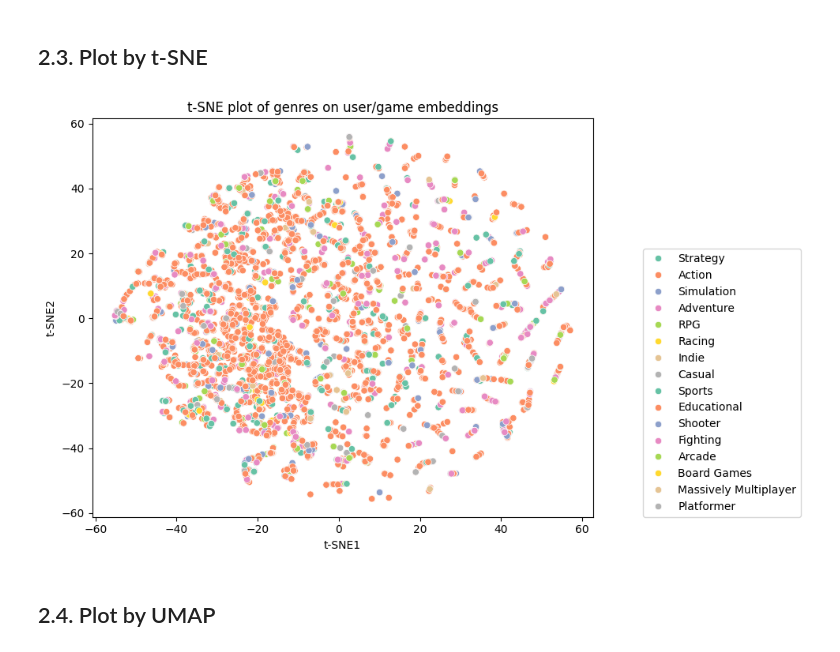
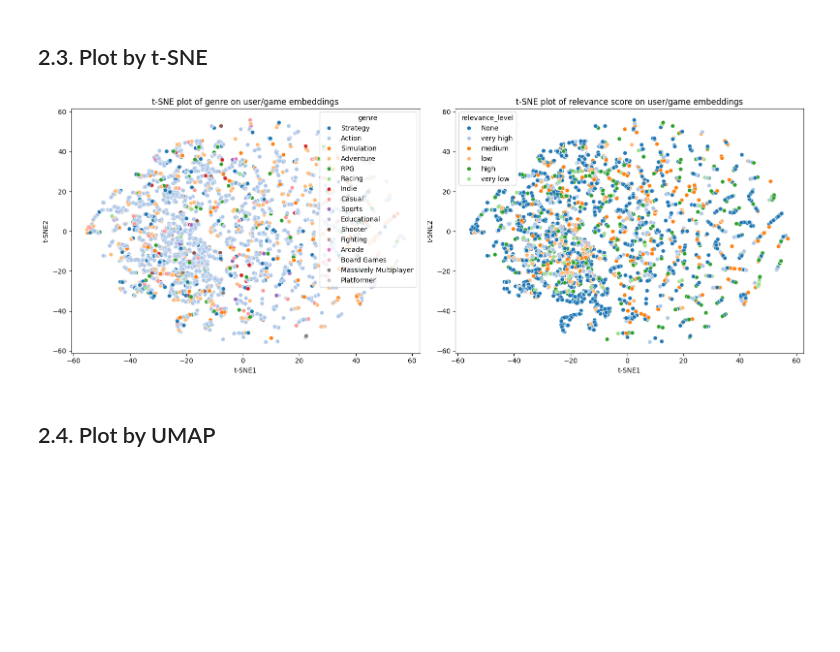
Before and after one commit to derickkan3356/Game-Recommendation-System, a Jupyter notebook: visualization/Visualization.ipynb, the cells around one changed output. Drawn from its saved outputs; the diff is of its cells as text; code cells hidden in the pictures; blank space fills up the shorter version.

```diff
--- a/visualization/Visualization.ipynb
+++ b/visualization/Visualization.ipynb
@@ -224,18 +224,20 @@ train_ready.head()
 | 3 | 76561198073669602 | 20 | 0.000000 | Missing | False | 0.013426 | ... |
 | 4 | 76561198073669602 | 50 | 0.000000 | Missing | False | 0.013426 | ... |
 # %%
-def embedding_genre_generation(df,df_ready):
+def embedding_genre_relevance_score_generation(df,df_ready):
 
     ''' This function will take two DataFrame as input:
     df: the train/test datasets after imputation. It does not have embedding information.
     df_ready: the train/test datasets for modeling. It does not have "game_genres" column.
+
+    Will put each dimension of the embedding in a column
     '''
 
     # Drop replicates will avoid genreating NA value for merging.
 
     df_ready = df_ready.drop_duplicates(subset = ["user_id", "app_id","relevance_score"])
     df = df.drop_duplicates(subset = ["user_id", "app_id","relevance_score"])
-    embedding_df = pd.merge(df, df_ready[["user_id", "app_id","relevance_score", "game_emb","user_emb"]], on = ["user_id", "app_id"])
+    embedding_df = pd.merge(df, df_ready[["user_id", "app_id", "game_emb","user_emb"]], on = ["user_id", "app_id"])
 
     game_emb_array = np.array(embedding_df["game_emb"].tolist())
     user_emb_array = np.array(embedding_df["user_emb"].tolist())
@@ -248,9 +250,13 @@ def embedding_genre_generation(df,df_ready):
     genre_df = embedding_df["game_genres"].apply(pd.Series)
     embedding_df["main_genre"] = genre_df.iloc[:,0]
 
-    return embedding_df[["user_id","app_id","main_genre","game_emb_x", "game_emb_y","user_emb_x", "user_emb_y"]]
+    #Set bins for relevance_score
+    bins = [-0.00001, 0.00001, 0.2, 0.4, 0.6, 0.8, 1.0] # Set 0.00001 because we have score = 0
+    labels = ["None","very low", "low", "medium", "high", "very high"]
+    embedding_df["relevance_level"] = pd.cut(embedding_df["relevance_score"], bins=bins, labels=labels)
+
+    return embedding_df[["user_account_age_months","user_id","app_id","main_genre","relevance_level","relevance_score","game_emb_x", "game_emb_y","user_emb_x", "user_emb_y"]]
 # %%
-train_embedding_genre_df =  embedding_genre_generation(train,train_ready)
-test_embedding_genre_df =  embedding_genre_generation(test,test_ready)
-test_embedding_genre_df.head()
+train_embedding_genre_df =  embedding_genre_relevance_score_generation(train,train_ready)
+train_embedding_genre_df.head()
 # %% [output]
@@ -320,22 +346,29 @@ plt.tight_layout();
 # t-SNE takes a long time to calcultion. So we just take 10000 samples
 
 from sklearn.manifold import TSNE
-sample_train_embedding_genre_df = train_embedding_genre_df.sample(n = 10000, random_state =42)
+sample_train_embedding_genre_df = train_embedding_genre_df.sample(n = 10000, random_state = 42)
 
 tsne = TSNE(n_components=2, perplexity=20, n_iter=500)
 x_tsne = tsne.fit_transform(sample_train_embedding_genre_df[["game_emb_x",	"game_emb_y",	"user_emb_x",	"user_emb_y"]])
 df_tsne = pd.DataFrame(x_tsne)
 df_tsne["genre"] = sample_train_embedding_genre_df["main_genre"].tolist()
+df_tsne["relevance_level"] = sample_train_embedding_genre_df["relevance_level"].tolist()
 # %%
-plt.figure(figsize = (10,6))
-sns.scatterplot(data = df_tsne, x=0, y= 1, hue ="genre", palette = "Set2")
-plt.xlabel("t-SNE1")
-plt.ylabel("t-SNE2")
-plt.title("t-SNE plot of genres on user/game embeddings")
-plt.legend(loc = (1.1,0))
+fig, ax = plt.subplots(1,2, figsize = (16,6))
+sns.scatterplot(data = df_tsne, x=0, y= 1, hue ="genre",palette="tab20",ax = ax[0])
+sns.scatterplot(data = df_tsne, x=0, y= 1, hue ="relevance_level",palette="tab20",ax = ax[1])
+
+ax[0].set_xlabel("t-SNE1")
+ax[0].set_ylabel("t-SNE2")
+ax[0].set_title("t-SNE plot of genre on user/game embeddings")
+
+ax[1].set_xlabel("t-SNE1")
+ax[1].set_ylabel("t-SNE2")
+ax[1].set_title("t-SNE plot of relevance score on user/game embeddings")
+
 plt.tight_layout();
 # %% [output]
-[figure, old version]
+[figure, new version]
 # %% [markdown]
 ## 2.4. Plot by UMAP
 # %%
```
Also changed, not shown: parts of 25 cells of this notebook, 3 other files.
